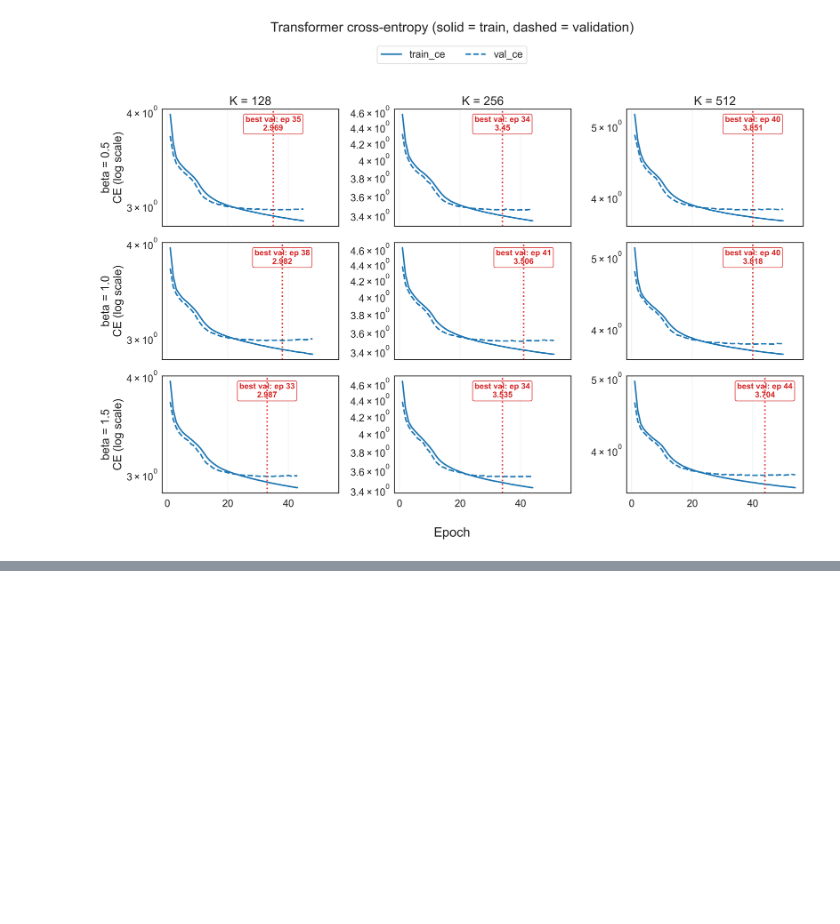
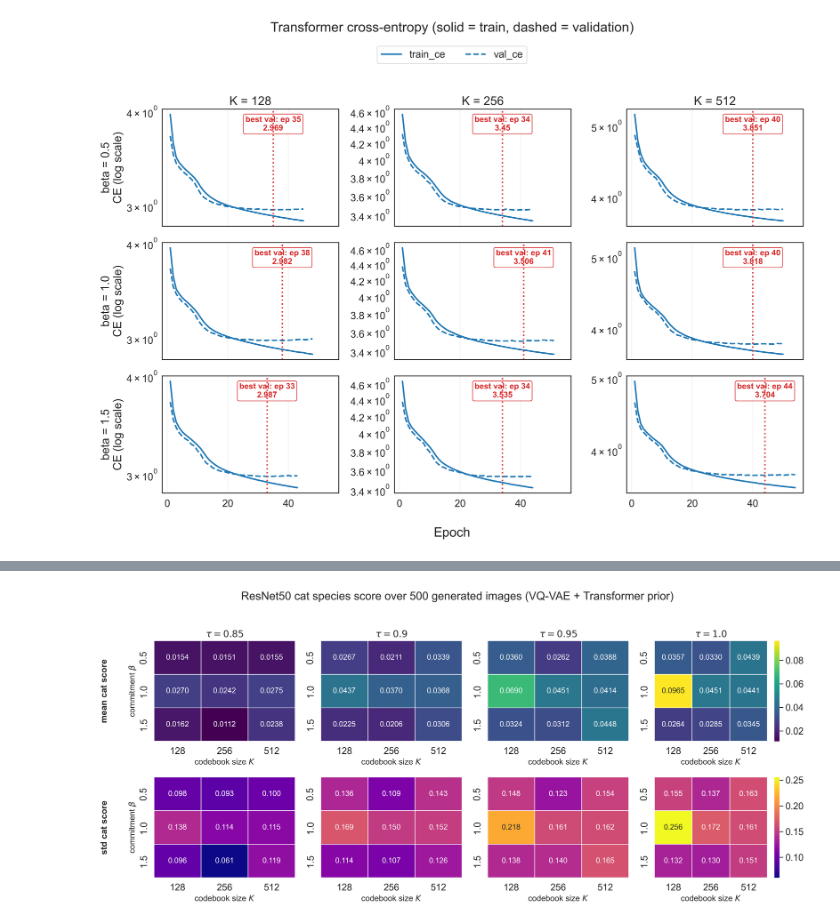
Before and after one commit to kateqwerty001/DL-3-Generative-Models, a Jupyter notebook: vq_vae_cats/src/analysis.ipynb, the cells around one changed output, grey strips where cells are left out. Cells and saved outputs as stored; diff of their text form; code cells hidden in the pictures; blank space fills up the shorter version.

Commit message:
resnet50 scores for vqvae add

```diff
--- a/vq_vae_cats/src/analysis.ipynb
+++ b/vq_vae_cats/src/analysis.ipynb
@@ -230,0 +241,95 @@ else:
+# %%
+out_dir = VQVAE_ROOT / "gpt_outputs"
+species_files = sorted(out_dir.glob("gpt_species_score_results_tau*.csv"))
+if not species_files:
+    print(f"No species CSV files in {out_dir}")
+else:
+    frames = []
+    for path in species_files:
+        tag = path.stem.replace("gpt_species_score_results_tau", "")
+        temp = float(tag.replace("p", "."))
+        frames.append(pd.read_csv(path).assign(temperature=temp))
+
+    results = pd.concat(frames, ignore_index=True)
+    temps = sorted(results["temperature"].unique())
+
+    mean_pivots, std_pivots = [], []
+    for temp in temps:
+        sub = results[results["temperature"] == temp]
+        mean_pivots.append(
+            sub.pivot(index="beta", columns="K", values="cat_score")
+            .reindex(index=BETAS, columns=CODEBOOK_SIZES)
+        )
+        std_pivots.append(
+            sub.pivot(index="beta", columns="K", values="cat_score_std")
+            .reindex(index=BETAS, columns=CODEBOOK_SIZES)
+        )
+
+    mean_vmin = min(p.min().min() for p in mean_pivots)
+    mean_vmax = max(p.max().max() for p in mean_pivots)
+    std_vmin = min(p.min().min() for p in std_pivots)
+    std_vmax = max(p.max().max() for p in std_pivots)
+
+    n_tau = len(temps)
+    fig, axes = plt.subplots(2, n_tau, figsize=(4 * n_tau, 7), dpi=DPI)
+
+    for col, (temp, mean_p, std_p) in enumerate(zip(temps, mean_pivots, std_pivots)):
+        sns.heatmap(
+            mean_p,
+            annot=True,
+            fmt=".4f",
+            cmap="viridis",
+            ax=axes[0, col],
+            vmin=mean_vmin,
+            vmax=mean_vmax,
+            cbar=col == n_tau - 1,
+            annot_kws={"size": 12},
+            linewidths=0.5,
+            linecolor="white",
+        )
+        axes[0, col].set_title(f"$\\tau = {temp}$", fontsize=15)
+        axes[0, col].set_xlabel("codebook size $K$", fontsize=13)
+        if col == 0:
+            axes[0, col].set_ylabel("commitment $\\beta$", fontsize=13)
+        else:
+            axes[0, col].set_ylabel("")
+
+        sns.heatmap(
+            std_p,
+            annot=True,
+            fmt=".3f",
+            cmap="plasma",
+            ax=axes[1, col],
+            vmin=std_vmin,
+            vmax=std_vmax,
+            cbar=col == n_tau - 1,
+            annot_kws={"size": 12},
+            linewidths=0.5,
+            linecolor="white",
+        )
+        axes[1, col].set_xlabel("codebook size $K$", fontsize=13)
+        if col == 0:
+            axes[1, col].set_ylabel("commitment $\\beta$", fontsize=13)
+        else:
+            axes[1, col].set_ylabel("")
+
+    axes[0, 0].text(
+        -0.35, 0.5, "mean cat score",
+        transform=axes[0, 0].transAxes,
+        rotation=90, va="center", ha="center", fontsize=14, fontweight="bold",
+    )
+    axes[1, 0].text(
+        -0.35, 0.5, "std cat score",
+        transform=axes[1, 0].transAxes,
+        rotation=90, va="center", ha="center", fontsize=14, fontweight="bold",
+    )
+
+    fig.suptitle(
+        "ResNet50 cat species score over 500 generated images (VQ-VAE + Transformer prior)",
+        fontsize=18,
+        y=1.02,
+    )
+    plt.tight_layout()
+    plt.show()
+# %% [output]
+[figure, added]
```
Also changed, not shown: parts of 3 cells of this notebook, 2 other files.
